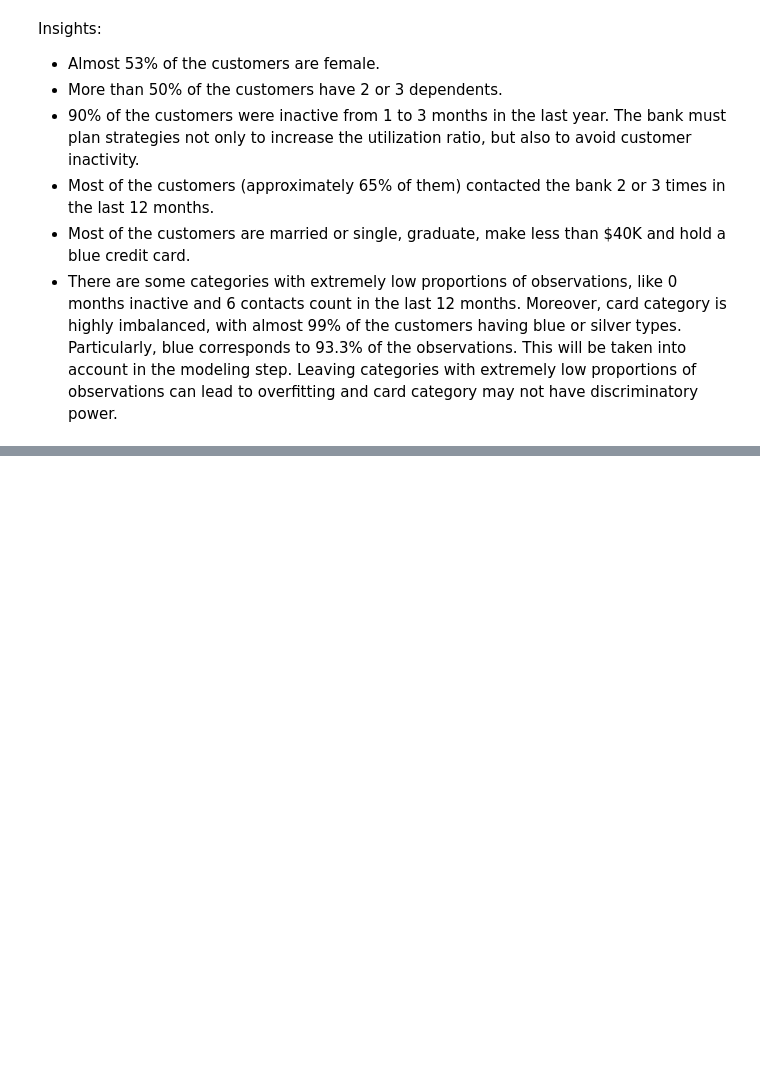
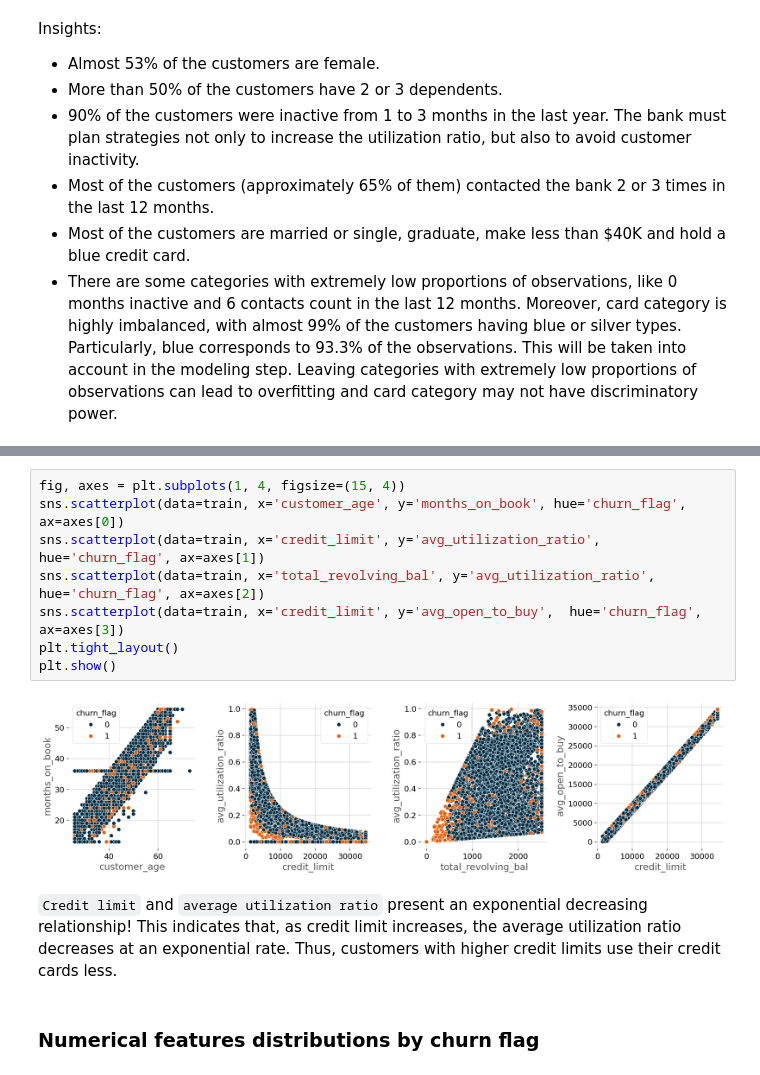
Before and after one commit to Shri0807/Credit-Card-Churn-Prediction, a Jupyter notebook: notebooks/EDA.ipynb, the cells around one changed output, grey strips where cells are left out. Drawn from its saved outputs; the diff is of its cells as text; blank space fills up the shorter version.

```diff
--- a/notebooks/EDA.ipynb
+++ b/notebooks/EDA.ipynb
@@ -453,0 +551,15 @@ Insights:
+# %%
+fig, axes = plt.subplots(1, 4, figsize=(15, 4))
+sns.scatterplot(data=train, x='customer_age', y='months_on_book', hue='churn_flag', ax=axes[0])
+sns.scatterplot(data=train, x='credit_limit', y='avg_utilization_ratio',  hue='churn_flag', ax=axes[1])
+sns.scatterplot(data=train, x='total_revolving_bal', y='avg_utilization_ratio',  hue='churn_flag', ax=axes[2])
+sns.scatterplot(data=train, x='credit_limit', y='avg_open_to_buy',  hue='churn_flag', ax=axes[3])
+plt.tight_layout()
+plt.show()
+# %% [output]
+[figure, added]
+# %% [markdown]
+`Credit limit` and `average utilization ratio` present an exponential decreasing relationship!
+This indicates that, as credit limit increases, the average utilization ratio decreases at an exponential rate. Thus, customers with higher credit limits use their credit cards less.
+# %% [markdown]
+### Numerical features distributions by churn flag
```
Also changed, not shown: parts of 22 cells of this notebook, 2 other files.
